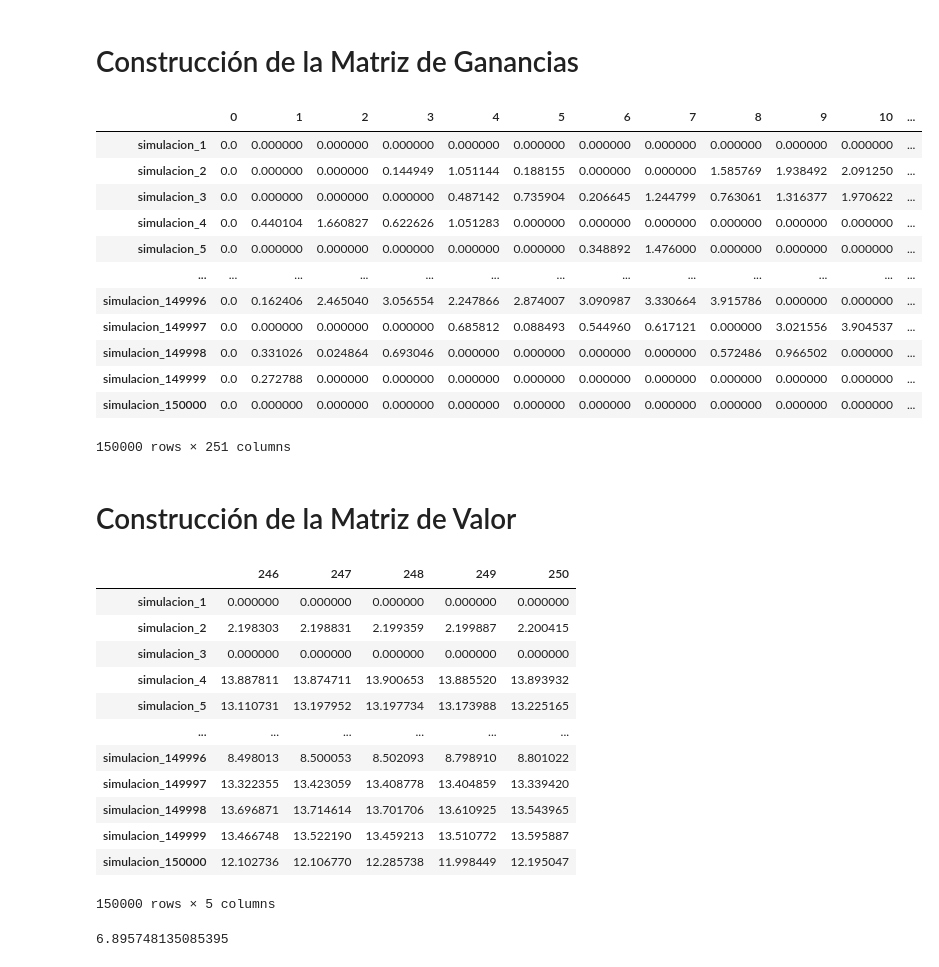
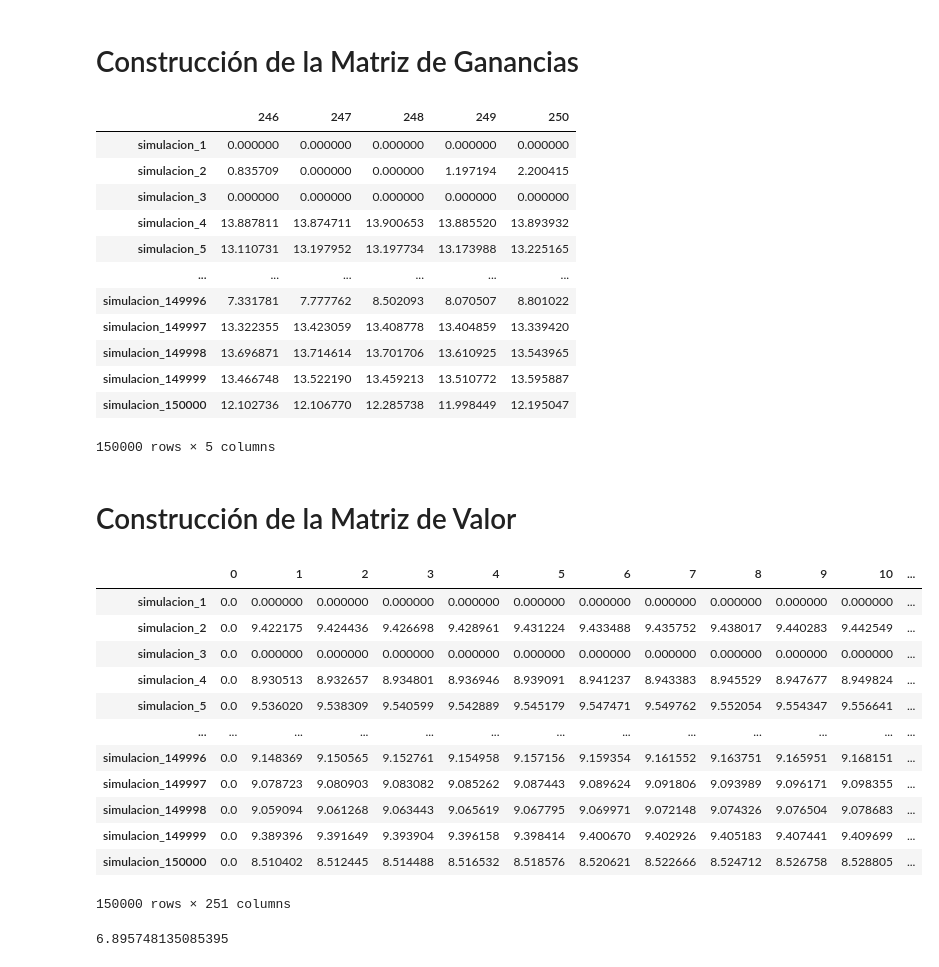
Before and after one commit to AnIsAsPe/LSM-Opciones-americanas, a Jupyter notebook: Notebooks/LSM_Opciones_americanas_Azucar.ipynb, the cells around one changed output. Drawn from its saved outputs; the diff is of its cells as text; code cells hidden in the pictures.

```diff
--- a/Notebooks/LSM_Opciones_americanas_Azucar.ipynb
+++ b/Notebooks/LSM_Opciones_americanas_Azucar.ipynb
@@ -154,23 +154,23 @@ plt.show()
 # %%
 # Calcular Matriz de ganancias para opciones "put"
 # 0 si el precio es mayor o igual al strike
 Strike = 14
 Ganancia = np.maximum(Strike - Precios_df.values, np.zeros((n, dias + 1),dtype=np.float64))
-pd.DataFrame(Ganancia, index = Precios_df.index)#.iloc[:, -5:]
+pd.DataFrame(Ganancia, index = Precios_df.index).iloc[:, -5:]
 # %% [output]
-|  | 0 | 1 | 2 | 3 | 4 | 5 | 6 | 7 | 8 | 9 | 10 | ... |
-| simulacion_1 | 0.0 | 0.000000 | 0.000000 | 0.000000 | 0.000000 | 0.000000 | 0.000000 | 0.000000 | 0.000000 | 0.000000 | 0.000000 | ... |
-| simulacion_2 | 0.0 | 0.000000 | 0.000000 | 0.144949 | 1.051144 | 0.188155 | 0.000000 | 0.000000 | 1.585769 | 1.938492 | 2.091250 | ... |
-| simulacion_3 | 0.0 | 0.000000 | 0.000000 | 0.000000 | 0.487142 | 0.735904 | 0.206645 | 1.244799 | 0.763061 | 1.316377 | 1.970622 | ... |
-| simulacion_4 | 0.0 | 0.440104 | 1.660827 | 0.622626 | 1.051283 | 0.000000 | 0.000000 | 0.000000 | 0.000000 | 0.000000 | 0.000000 | ... |
-| simulacion_5 | 0.0 | 0.000000 | 0.000000 | 0.000000 | 0.000000 | 0.000000 | 0.348892 | 1.476000 | 0.000000 | 0.000000 | 0.000000 | ... |
-| ... | ... | ... | ... | ... | ... | ... | ... | ... | ... | ... | ... | ... |
-| simulacion_149996 | 0.0 | 0.162406 | 2.465040 | 3.056554 | 2.247866 | 2.874007 | 3.090987 | 3.330664 | 3.915786 | 0.000000 | 0.000000 | ... |
-| simulacion_149997 | 0.0 | 0.000000 | 0.000000 | 0.000000 | 0.685812 | 0.088493 | 0.544960 | 0.617121 | 0.000000 | 3.021556 | 3.904537 | ... |
-| simulacion_149998 | 0.0 | 0.331026 | 0.024864 | 0.693046 | 0.000000 | 0.000000 | 0.000000 | 0.000000 | 0.572486 | 0.966502 | 0.000000 | ... |
-| simulacion_149999 | 0.0 | 0.272788 | 0.000000 | 0.000000 | 0.000000 | 0.000000 | 0.000000 | 0.000000 | 0.000000 | 0.000000 | 0.000000 | ... |
-| simulacion_150000 | 0.0 | 0.000000 | 0.000000 | 0.000000 | 0.000000 | 0.000000 | 0.000000 | 0.000000 | 0.000000 | 0.000000 | 0.000000 | ... |
+|  | 246 | 247 | 248 | 249 | 250 |
+| simulacion_1 | 0.000000 | 0.000000 | 0.000000 | 0.000000 | 0.000000 |
+| simulacion_2 | 0.835709 | 0.000000 | 0.000000 | 1.197194 | 2.200415 |
+| simulacion_3 | 0.000000 | 0.000000 | 0.000000 | 0.000000 | 0.000000 |
+| simulacion_4 | 13.887811 | 13.874711 | 13.900653 | 13.885520 | 13.893932 |
+| simulacion_5 | 13.110731 | 13.197952 | 13.197734 | 13.173988 | 13.225165 |
+| ... | ... | ... | ... | ... | ... |
+| simulacion_149996 | 7.331781 | 7.777762 | 8.502093 | 8.070507 | 8.801022 |
+| simulacion_149997 | 13.322355 | 13.423059 | 13.408778 | 13.404859 | 13.339420 |
+| simulacion_149998 | 13.696871 | 13.714614 | 13.701706 | 13.610925 | 13.543965 |
+| simulacion_149999 | 13.466748 | 13.522190 | 13.459213 | 13.510772 | 13.595887 |
+| simulacion_150000 | 12.102736 | 12.106770 | 12.285738 | 11.998449 | 12.195047 |
-150000 rows × 251 columns
+150000 rows × 5 columns
 # %% [markdown]
 # Construcción de la Matriz de Valor
 # %%
@@ -190,21 +190,21 @@ for t in range(dias-1, 0 , -1): #desde el penúltimo día
                                   Ganancia[:, t],
                                   MatrizValor[:, t + 1] * descuento)
 
-pd.DataFrame(MatrizValor, index = Precios_df.index).iloc[:, -5:]
+pd.DataFrame(MatrizValor, index = Precios_df.index)#.iloc[:, -5:]
 # %% [output]
-|  | 246 | 247 | 248 | 249 | 250 |
-| simulacion_1 | 0.000000 | 0.000000 | 0.000000 | 0.000000 | 0.000000 |
-| simulacion_2 | 2.198303 | 2.198831 | 2.199359 | 2.199887 | 2.200415 |
-| simulacion_3 | 0.000000 | 0.000000 | 0.000000 | 0.000000 | 0.000000 |
-| simulacion_4 | 13.887811 | 13.874711 | 13.900653 | 13.885520 | 13.893932 |
-| simulacion_5 | 13.110731 | 13.197952 | 13.197734 | 13.173988 | 13.225165 |
-| ... | ... | ... | ... | ... | ... |
-| simulacion_149996 | 8.498013 | 8.500053 | 8.502093 | 8.798910 | 8.801022 |
-| simulacion_149997 | 13.322355 | 13.423059 | 13.408778 | 13.404859 | 13.339420 |
-| simulacion_149998 | 13.696871 | 13.714614 | 13.701706 | 13.610925 | 13.543965 |
-| simulacion_149999 | 13.466748 | 13.522190 | 13.459213 | 13.510772 | 13.595887 |
-| simulacion_150000 | 12.102736 | 12.106770 | 12.285738 | 11.998449 | 12.195047 |
+|  | 0 | 1 | 2 | 3 | 4 | 5 | 6 | 7 | 8 | 9 | 10 | ... |
+| simulacion_1 | 0.0 | 0.000000 | 0.000000 | 0.000000 | 0.000000 | 0.000000 | 0.000000 | 0.000000 | 0.000000 | 0.000000 | 0.000000 | ... |
+| simulacion_2 | 0.0 | 9.422175 | 9.424436 | 9.426698 | 9.428961 | 9.431224 | 9.433488 | 9.435752 | 9.438017 | 9.440283 | 9.442549 | ... |
+| simulacion_3 | 0.0 | 0.000000 | 0.000000 | 0.000000 | 0.000000 | 0.000000 | 0.000000 | 0.000000 | 0.000000 | 0.000000 | 0.000000 | ... |
+| simulacion_4 | 0.0 | 8.930513 | 8.932657 | 8.934801 | 8.936946 | 8.939091 | 8.941237 | 8.943383 | 8.945529 | 8.947677 | 8.949824 | ... |
+| simulacion_5 | 0.0 | 9.536020 | 9.538309 | 9.540599 | 9.542889 | 9.545179 | 9.547471 | 9.549762 | 9.552054 | 9.554347 | 9.556641 | ... |
+| ... | ... | ... | ... | ... | ... | ... | ... | ... | ... | ... | ... | ... |
+| simulacion_149996 | 0.0 | 9.148369 | 9.150565 | 9.152761 | 9.154958 | 9.157156 | 9.159354 | 9.161552 | 9.163751 | 9.165951 | 9.168151 | ... |
+| simulacion_149997 | 0.0 | 9.078723 | 9.080903 | 9.083082 | 9.085262 | 9.087443 | 9.089624 | 9.091806 | 9.093989 | 9.096171 | 9.098355 | ... |
+| simulacion_149998 | 0.0 | 9.059094 | 9.061268 | 9.063443 | 9.065619 | 9.067795 | 9.069971 | 9.072148 | 9.074326 | 9.076504 | 9.078683 | ... |
+| simulacion_149999 | 0.0 | 9.389396 | 9.391649 | 9.393904 | 9.396158 | 9.398414 | 9.400670 | 9.402926 | 9.405183 | 9.407441 | 9.409699 | ... |
+| simulacion_150000 | 0.0 | 8.510402 | 8.512445 | 8.514488 | 8.516532 | 8.518576 | 8.520621 | 8.522666 | 8.524712 | 8.526758 | 8.528805 | ... |
-150000 rows × 5 columns
+150000 rows × 251 columns
 # %%
 valor_opcion_t0 = np.mean(MatrizValor[:,1]*descuento)
 valor_opcion_t0
```
Also changed, not shown: parts of 6 cells of this notebook.
